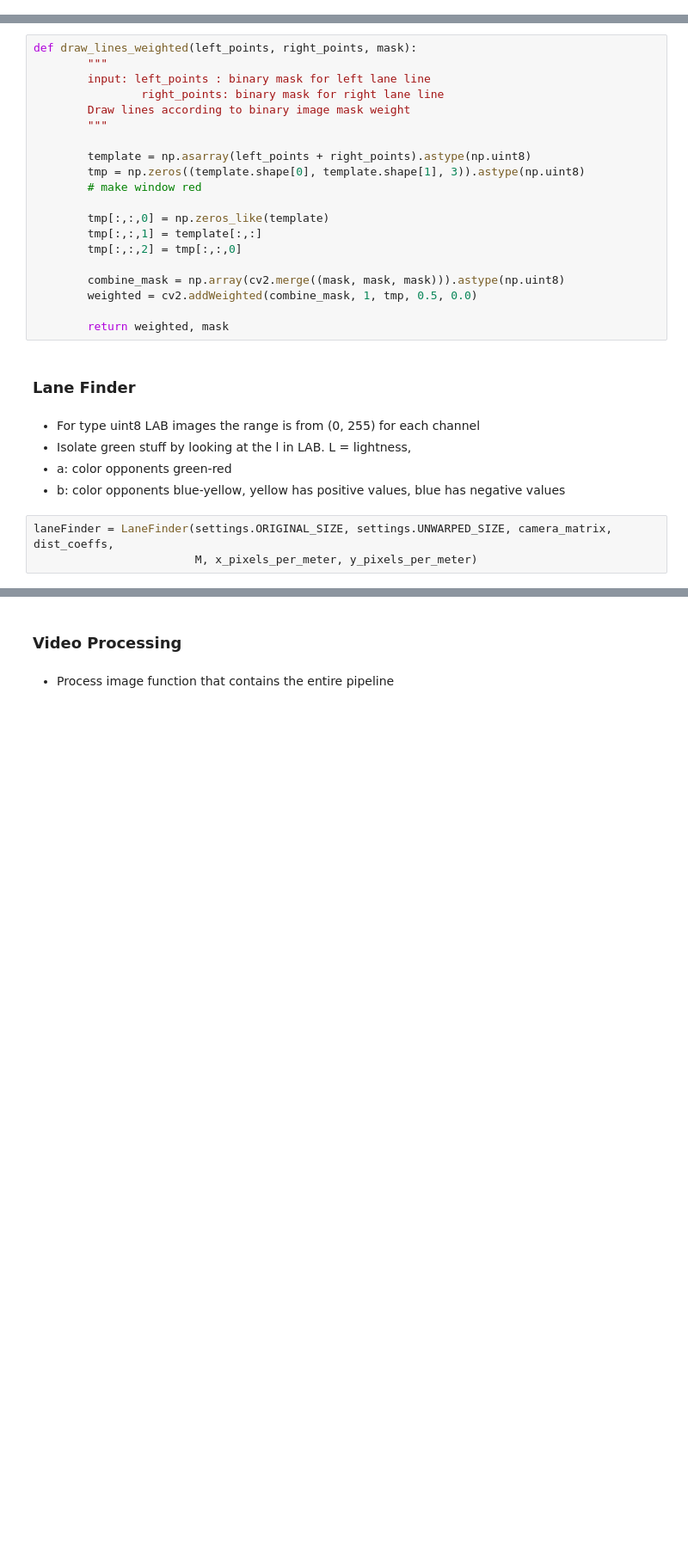
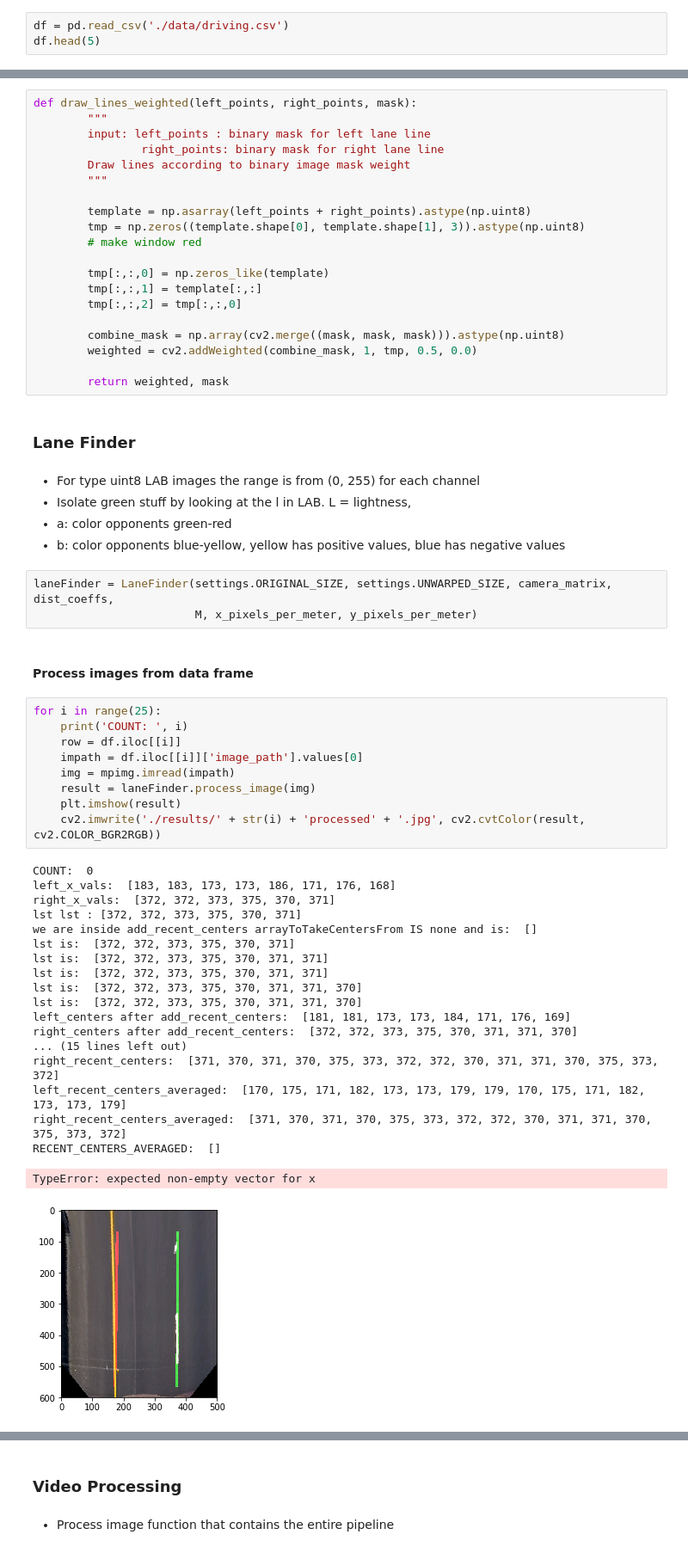
Before and after one commit to JonathanCMitchell/Advanced-Lane-Line-Detection, a Jupyter notebook: LaneLines-good.ipynb, the cells around one changed output, grey strips where cells are left out. Shown: that part at 86% size. Cells and saved outputs as stored; diff of their text form; blank space fills up the shorter version.

```diff
--- a/LaneLines-good.ipynb
+++ b/LaneLines-good.ipynb
@@ -24,0 +32,3 @@ src_pts = perspective_transform_data['source_points']
+# %%
+df = pd.read_csv('./data/driving.csv')
+df.head(5)
@@ -430,6 +591,37 @@ def draw_lines_weighted(left_points, right_points, mask):
 # %%
 laneFinder = LaneFinder(settings.ORIGINAL_SIZE, settings.UNWARPED_SIZE, camera_matrix, dist_coeffs,
                         M, x_pixels_per_meter, y_pixels_per_meter)
+# %% [markdown]
+#### Process images from data frame
+# %%
+for i in range(25):
+    print('COUNT: ', i)
+    row = df.iloc[[i]]
+    impath = df.iloc[[i]]['image_path'].values[0]
+    img = mpimg.imread(impath)
+    result = laneFinder.process_image(img)
+    plt.imshow(result)
+    cv2.imwrite('./results/' + str(i) + 'processed' + '.jpg', cv2.cvtColor(result, cv2.COLOR_BGR2RGB))
+# %% [output]
+COUNT:  0
+left_x_vals:  [183, 183, 173, 173, 186, 171, 176, 168]
+right_x_vals:  [372, 372, 373, 375, 370, 371]
+lst lst : [372, 372, 373, 375, 370, 371]
+we are inside add_recent_centers arrayToTakeCentersFrom IS none and is:  []
+lst is:  [372, 372, 373, 375, 370, 371]
+lst is:  [372, 372, 373, 375, 370, 371, 371]
+lst is:  [372, 372, 373, 375, 370, 371, 371]
+lst is:  [372, 372, 373, 375, 370, 371, 371, 370]
+lst is:  [372, 372, 373, 375, 370, 371, 371, 370]
+left_centers after add_recent_centers:  [181, 181, 173, 173, 184, 171, 176, 169]
+right_centers after add_recent_centers:  [372, 372, 373, 375, 370, 371, 371, 370]
+... (15 lines left out)
+right_recent_centers:  [371, 370, 371, 370, 375, 373, 372, 372, 370, 371, 371, 370, 375, 373, 372]
+left_recent_centers_averaged:  [170, 175, 171, 182, 173, 173, 179, 179, 170, 175, 171, 182, 173, 173, 179]
+right_recent_centers_averaged:  [371, 370, 371, 370, 375, 373, 372, 372, 370, 371, 371, 370, 375, 373, 372]
+RECENT_CENTERS_AVERAGED:  []
+TypeError: expected non-empty vector for x
+[figure, added]
 # %%
 im = mpimg.imread(test_images[2])
 processed_img = laneFinder.find_lane(im)
```
Also changed, not shown: parts of 19 cells of this notebook, 3 other files.
